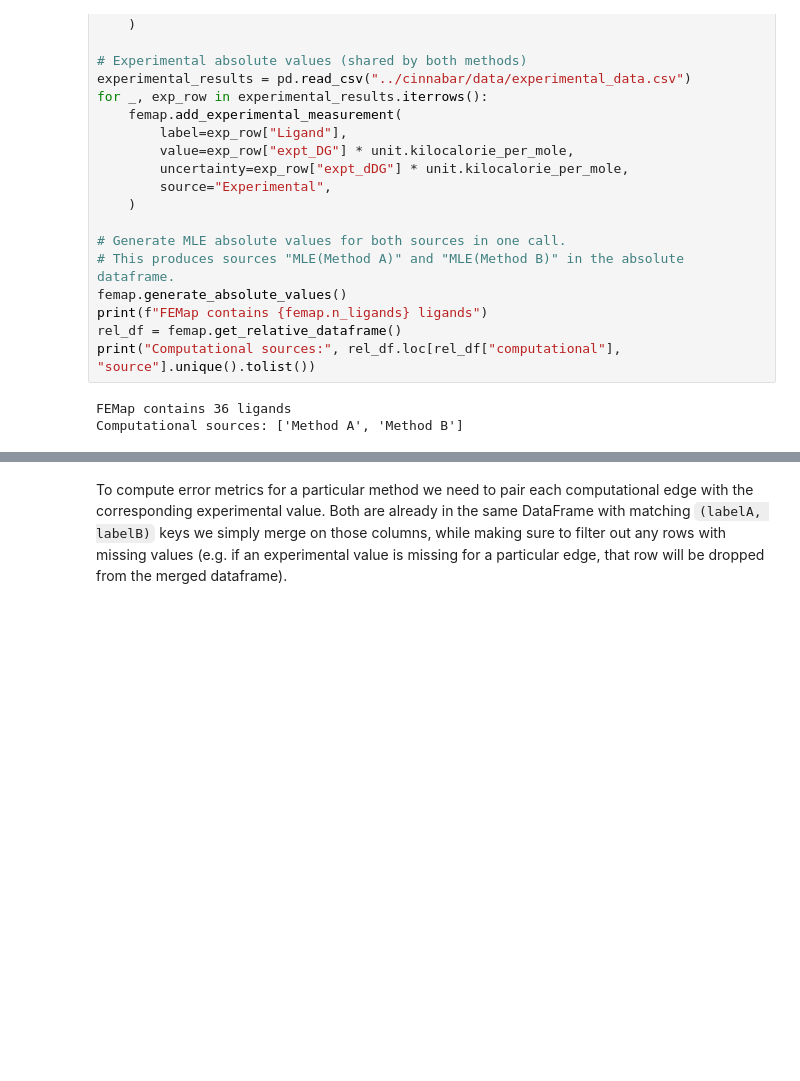
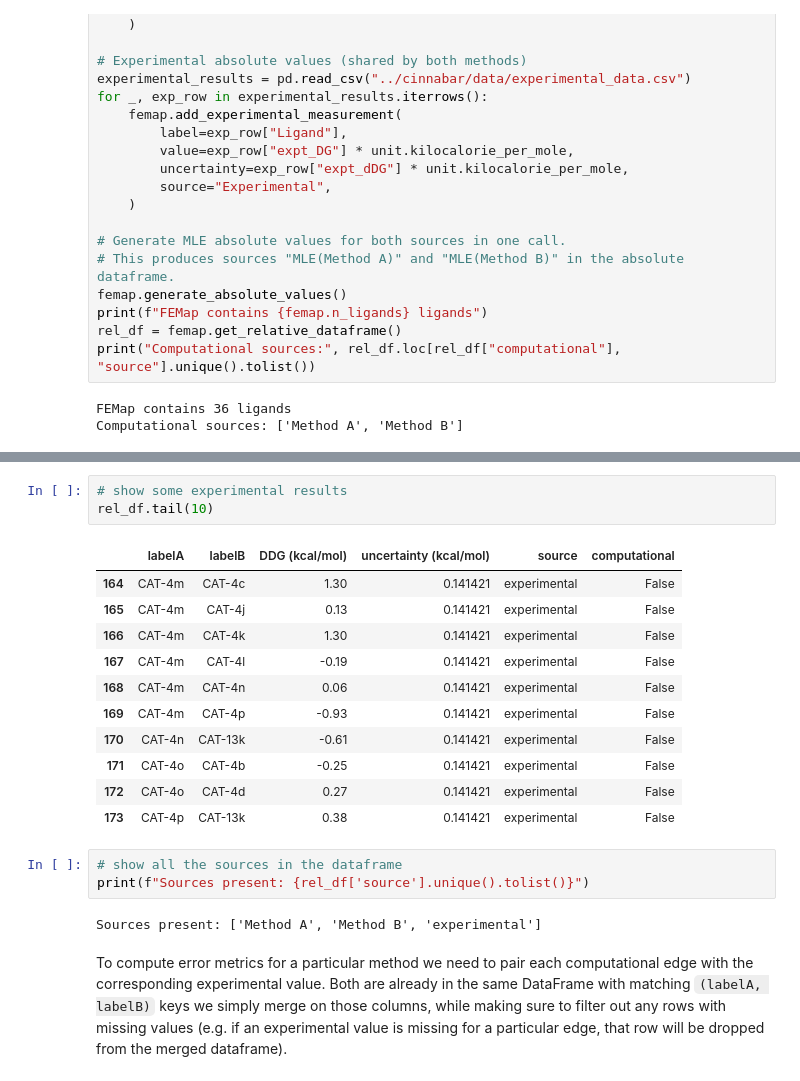
Before and after one commit to OpenFreeEnergy/cinnabar, a Jupyter notebook: examples/calculating-metrics.ipynb, the cells around one changed output, grey strips where cells are left out. Drawn from its saved outputs; the diff is of its cells as text; blank space fills up the shorter version.

```diff
--- a/examples/calculating-metrics.ipynb
+++ b/examples/calculating-metrics.ipynb
@@ -121,3 +127,23 @@ Sources present: ['Method A', 'Method B', 'experimental']
+# %%
+# show some experimental results
+rel_df.tail(10)
+# %% [output]
+|  | labelA | labelB | DDG (kcal/mol) | uncertainty (kcal/mol) | source | computational |
+| 164 | CAT-4m | CAT-4c | 1.30 | 0.141421 | experimental | False |
+| 165 | CAT-4m | CAT-4j | 0.13 | 0.141421 | experimental | False |
+| 166 | CAT-4m | CAT-4k | 1.30 | 0.141421 | experimental | False |
+| 167 | CAT-4m | CAT-4l | -0.19 | 0.141421 | experimental | False |
+| 168 | CAT-4m | CAT-4n | 0.06 | 0.141421 | experimental | False |
+| 169 | CAT-4m | CAT-4p | -0.93 | 0.141421 | experimental | False |
+| 170 | CAT-4n | CAT-13k | -0.61 | 0.141421 | experimental | False |
+| 171 | CAT-4o | CAT-4b | -0.25 | 0.141421 | experimental | False |
+| 172 | CAT-4o | CAT-4d | 0.27 | 0.141421 | experimental | False |
+| 173 | CAT-4p | CAT-13k | 0.38 | 0.141421 | experimental | False |
+# %%
+# show all the sources in the dataframe
+print(f"Sources present: {rel_df['source'].unique().tolist()}")
+# %% [output]
+Sources present: ['Method A', 'Method B', 'experimental']
 # %% [markdown]
 To compute error metrics for a particular method we need to pair each computational edge with the corresponding experimental value.  Both are already in the same DataFrame with matching ``(labelA, labelB)`` keys  we simply merge on those columns, while making sure to filter out any rows with missing values (e.g. if an experimental value is missing for a particular edge, that row will be dropped from the merged dataframe).
 # %%
```
Also changed, not shown: parts of 13 cells of this notebook, 2 other files.
